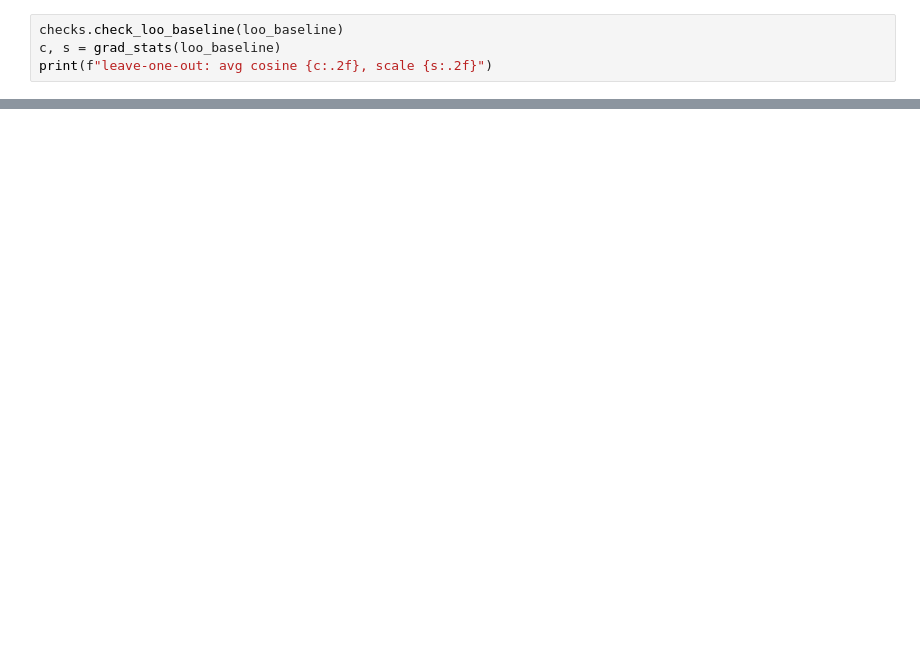
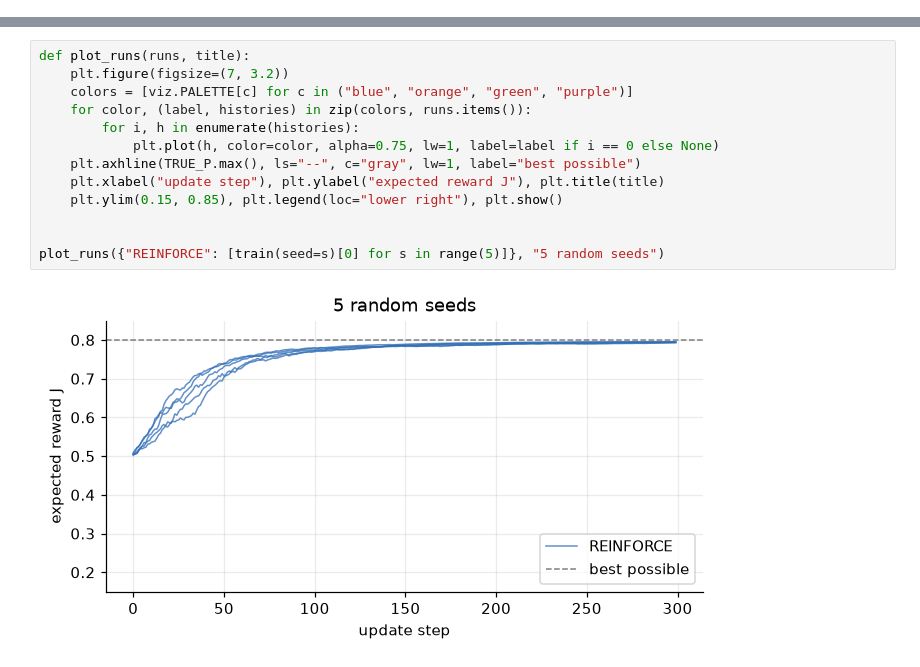
Before and after one commit to amirarsalan90/learning_RL, a Jupyter notebook: notebooks/01_policy_gradient_bandit.ipynb, the cells around one changed output, grey strips where cells are left out. Drawn from its saved outputs; the diff is of its cells as text; blank space fills up the shorter version.

```diff
--- a/notebooks/01_policy_gradient_bandit.ipynb
+++ b/notebooks/01_policy_gradient_bandit.ipynb
@@ -297,4 +0,0 @@ def loo_baseline(rewards):
-# %%
-checks.check_loo_baseline(loo_baseline)
-c, s = grad_stats(loo_baseline)
-print(f"leave-one-out: avg cosine {c:.2f}, scale {s:.2f}")
@@ -321,0 +153,15 @@ What PPO and GRPO add on top, each of which we'll build when it becomes necessar
+# %%
+def plot_runs(runs, title):
+    plt.figure(figsize=(7, 3.2))
+    colors = [viz.PALETTE[c] for c in ("blue", "orange", "green", "purple")]
+    for color, (label, histories) in zip(colors, runs.items()):
+        for i, h in enumerate(histories):
+            plt.plot(h, color=color, alpha=0.75, lw=1, label=label if i == 0 else None)
+    plt.axhline(TRUE_P.max(), ls="--", c="gray", lw=1, label="best possible")
+    plt.xlabel("update step"), plt.ylabel("expected reward J"), plt.title(title)
+    plt.ylim(0.15, 0.85), plt.legend(loc="lower right"), plt.show()
+
+
+plot_runs({"REINFORCE": [train(seed=s)[0] for s in range(5)]}, "5 random seeds")
+# %% [output]
+[figure, added]
```
Also changed, not shown: parts of 66 cells of this notebook, 39 other files.
